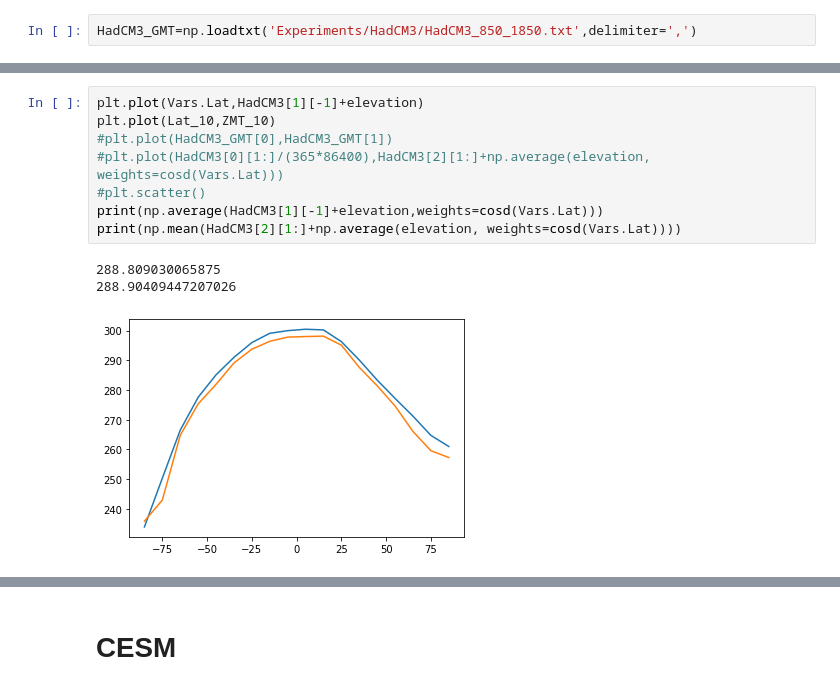
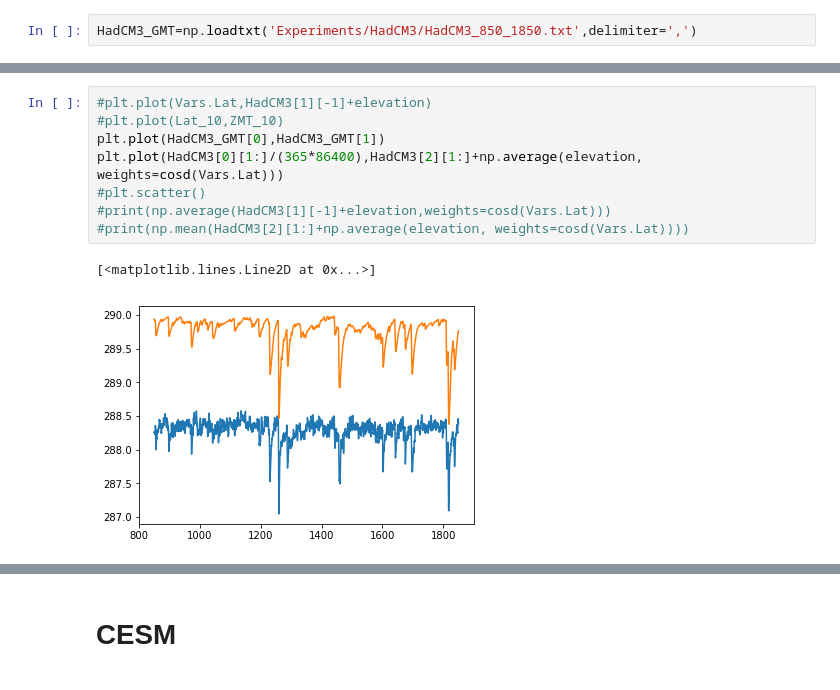
Before and after one commit to BenniSchmiedel/ZOEE, a Jupyter notebook: Optimization Experiments.ipynb, the cells around one changed output, grey strips where cells are left out. Cells and saved outputs as stored; diff of their text form.

```diff
--- a/Optimization Experiments.ipynb
+++ b/Optimization Experiments.ipynb
@@ -66,15 +90,14 @@ hi
 # %%
-plt.plot(Vars.Lat,HadCM3[1][-1]+elevation)
-plt.plot(Lat_10,ZMT_10)
-#plt.plot(HadCM3_GMT[0],HadCM3_GMT[1])
-#plt.plot(HadCM3[0][1:]/(365*86400),HadCM3[2][1:]+np.average(elevation, weights=cosd(Vars.Lat)))
+#plt.plot(Vars.Lat,HadCM3[1][-1]+elevation)
+#plt.plot(Lat_10,ZMT_10)
+plt.plot(HadCM3_GMT[0],HadCM3_GMT[1])
+plt.plot(HadCM3[0][1:]/(365*86400),HadCM3[2][1:]+np.average(elevation, weights=cosd(Vars.Lat)))
 #plt.scatter()
-print(np.average(HadCM3[1][-1]+elevation,weights=cosd(Vars.Lat)))
-print(np.mean(HadCM3[2][1:]+np.average(elevation, weights=cosd(Vars.Lat))))
+#print(np.average(HadCM3[1][-1]+elevation,weights=cosd(Vars.Lat)))
+#print(np.mean(HadCM3[2][1:]+np.average(elevation, weights=cosd(Vars.Lat))))
 # %% [output]
-288.809030065875
-288.90409447207026
+[<matplotlib.lines.Line2D at 0x...>]
-[figure, old version]
+[figure, new version]
 # %%
 """Import the configuration that is required to run your specific model"""
 
```
Also changed, not shown: parts of 12 cells of this notebook, 12 other files.
